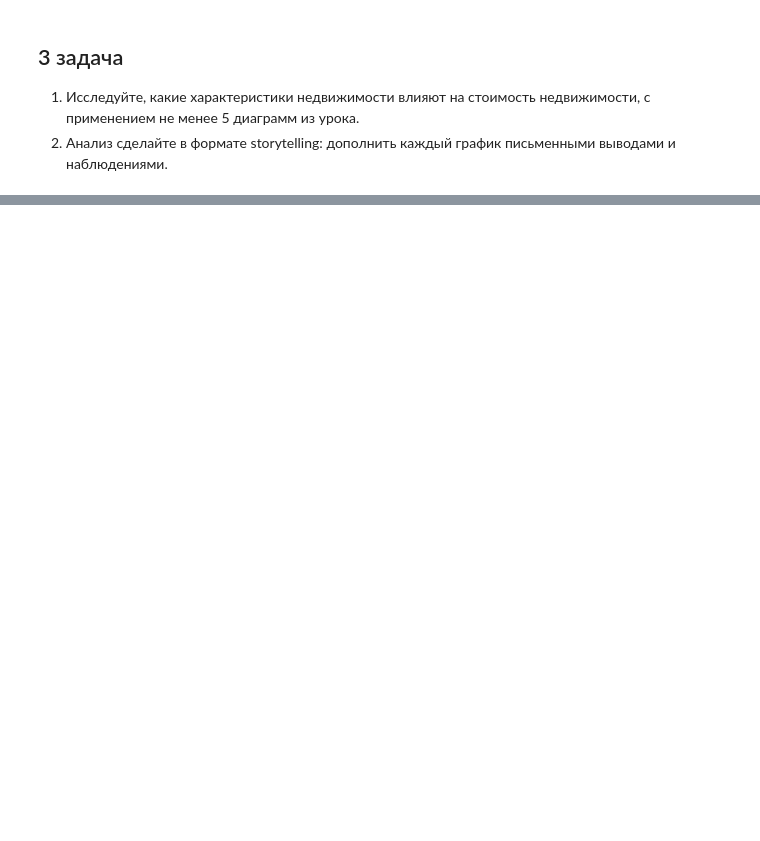
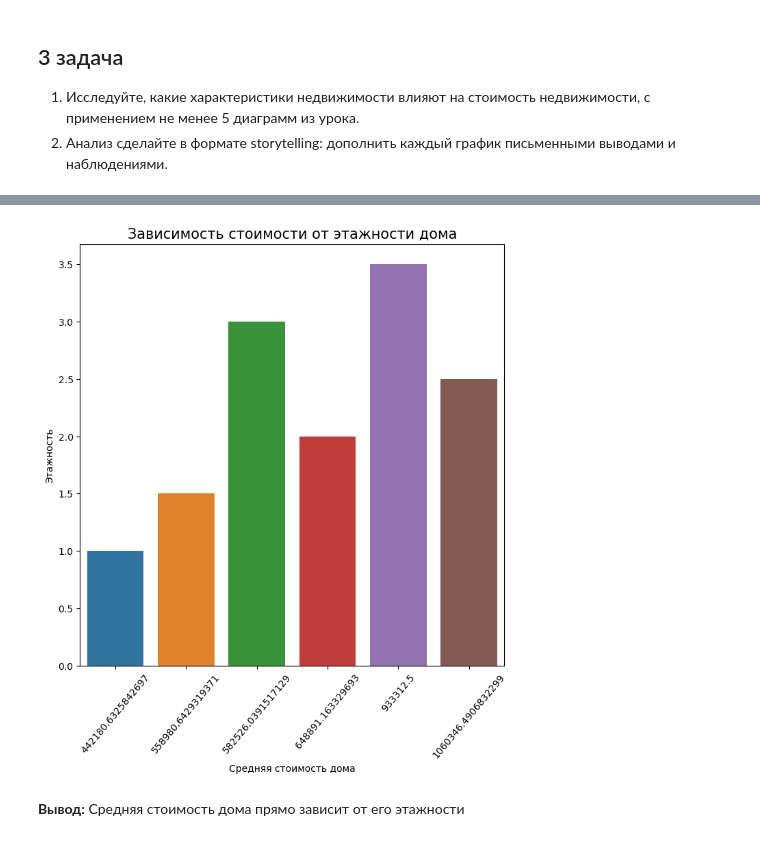
Before and after one commit to Maxim-S1/Homework__4, a Jupyter notebook: Homework_4.ipynb, the cells around one changed output, grey strips where cells are left out. Drawn from its saved outputs; the diff is of its cells as text; code cells hidden in the pictures; blank space fills up the shorter version.

```diff
--- a/Homework_4.ipynb
+++ b/Homework_4.ipynb
@@ -126,0 +153,3 @@ plt.ylabel('Количество домов');
+# %%
+data = df.groupby('floors')['price'].mean().reset_index()
+data.head()
@@ -126,0 +163,12 @@ plt.ylabel('Количество домов');
+# %%
+plt.figure(figsize=(8, 8))
+sns.barplot(x=data['price'], y=data['floors'])
+
+plt.title('Зависимость стоимости от этажности дома', fontsize=15)
+plt.xlabel('Средняя стоимость дома', fontsize=10)
+plt.ylabel('Этажность', fontsize=10);
+plt.xticks(rotation=50);
+# %% [output]
+[figure, added]
+# %% [markdown]
+**Вывод:** Средняя стоимость дома прямо зависит от его этажности
```
Also changed, not shown: parts of 16 cells of this notebook.
